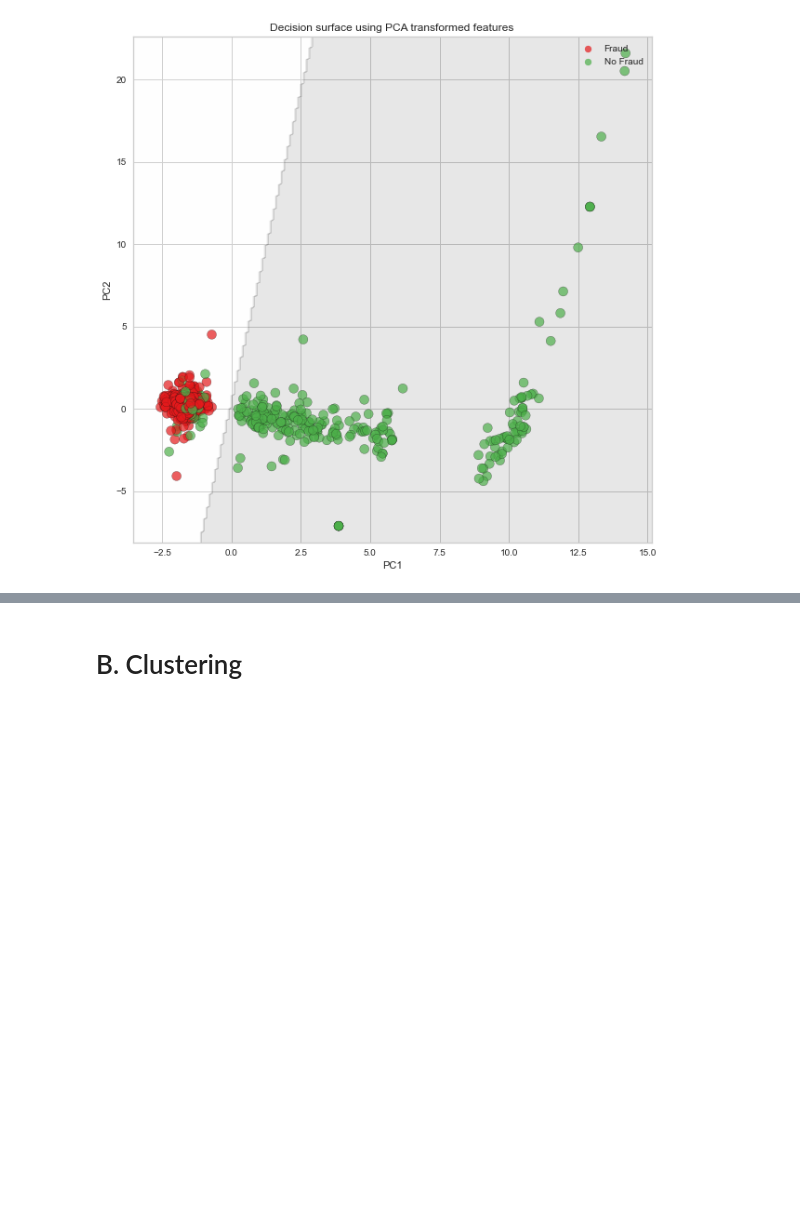
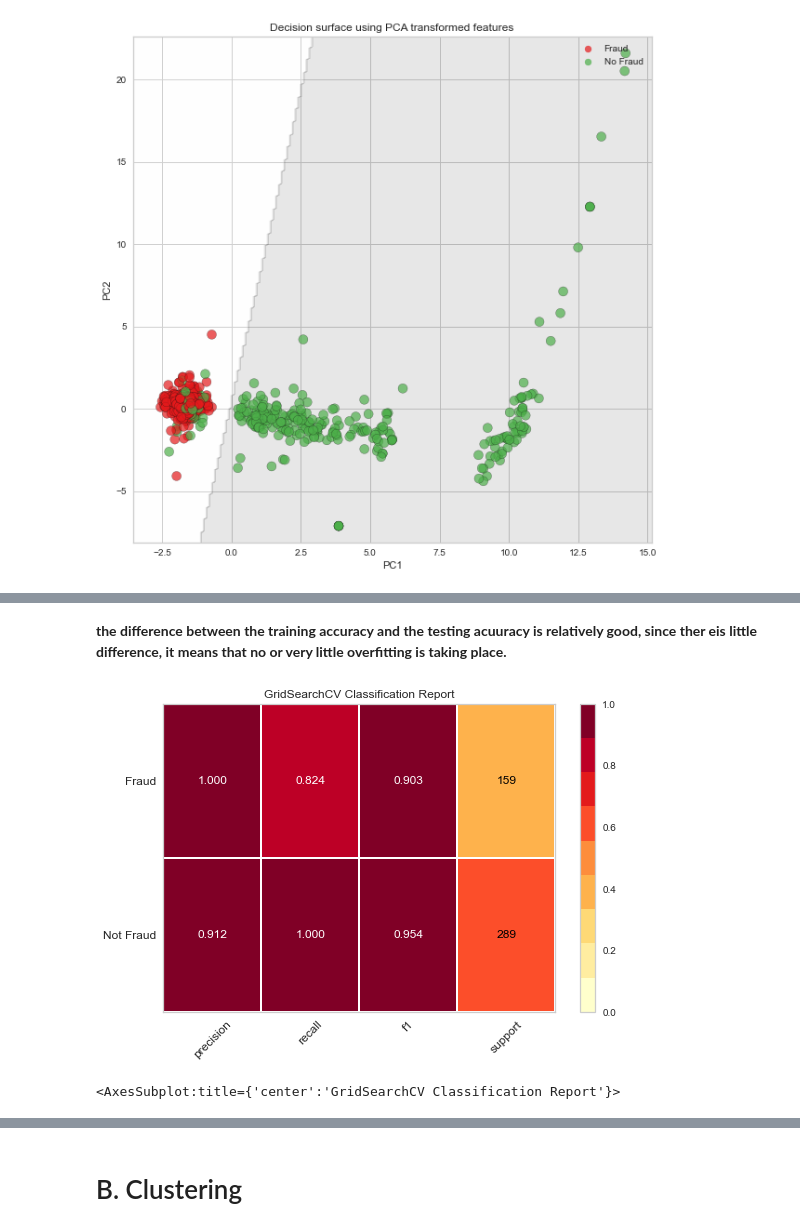
Before and after one commit to reemkhaledaboushama/datamining-project, a Jupyter notebook: 18Q9822.ipynb, the cells around one changed output, grey strips where cells are left out. Drawn from its saved outputs; the diff is of its cells as text; code cells hidden in the pictures; blank space fills up the shorter version.

```diff
--- a/18Q9822.ipynb
+++ b/18Q9822.ipynb
@@ -549,0 +558,13 @@ GaussianNB()
+# %% [markdown]
+<b>the difference between the training accuracy and the testing acuuracy is relatively good, since ther eis little difference, it means that no or very little overfitting is taking place. </b>
+# %%
+y_pred = knn_classifier.predict(X_test)
+
+classes = ["Not Fraud", "Fraud"]
+visualizer = ClassificationReport(knn_classifier, classes=classes, support=True)
+visualizer.fit(X_train, y_train)        # Fit the visualizer and the model
+visualizer.score(X_test, y_test)        # Evaluate the model on the test data
+visualizer.show()
+# %% [output]
+[figure, added]
+<AxesSubplot:title={'center':'GridSearchCV Classification Report'}>
```
Also changed, not shown: parts of 14 cells of this notebook.
